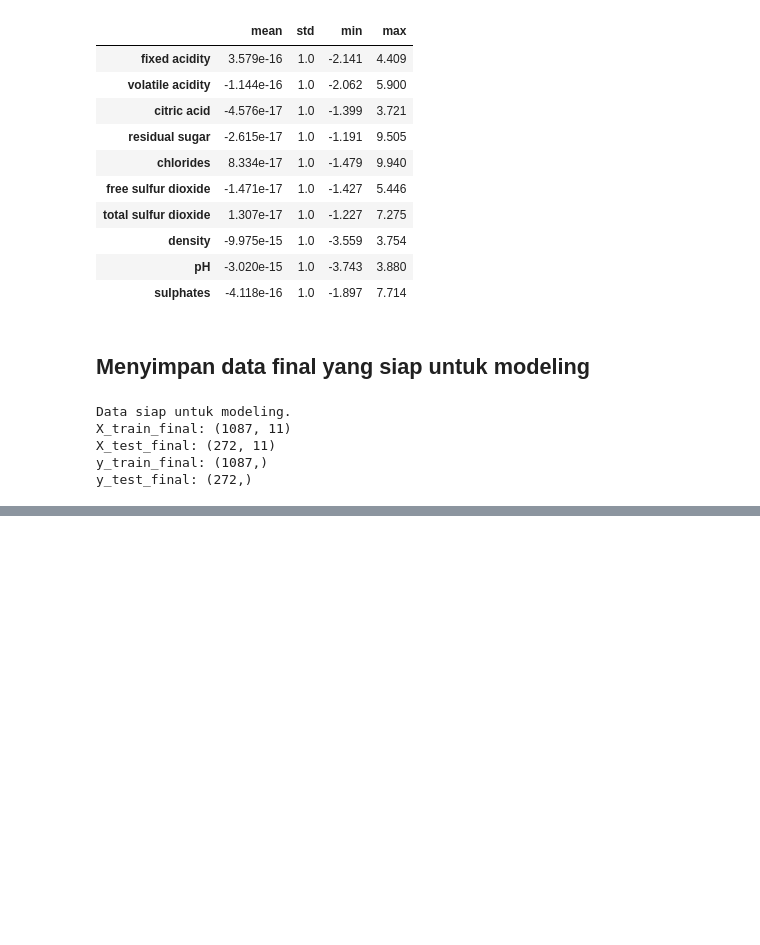
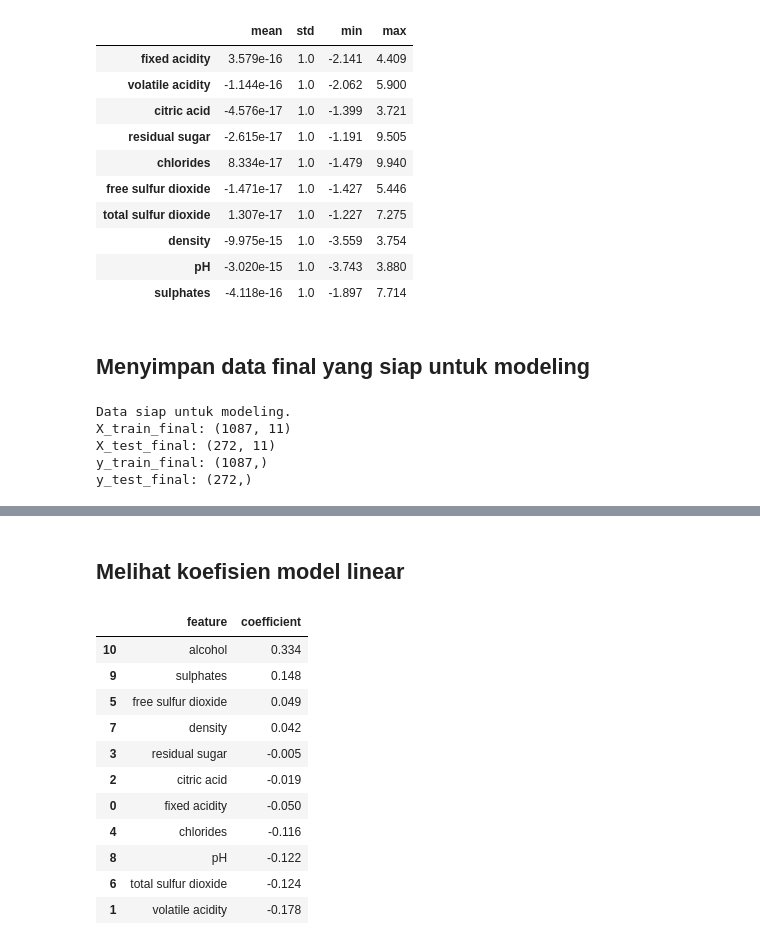
Before and after one commit to r021n/simple-machine-learing, a Jupyter notebook: Wine_Quality_Prediction.ipynb, the cells around one changed output, grey strips where cells are left out. Saved outputs shown, nothing was run; the diff lists cells and outputs as text; code cells hidden in the pictures; blank space fills up the shorter version.

```diff
--- a/Wine_Quality_Prediction.ipynb
+++ b/Wine_Quality_Prediction.ipynb
@@ -522,0 +641,22 @@ y_test_final: (272,)
+# %% [markdown]
+## Melihat koefisien model linear
+# %%
+coefficients_df = pd.DataFrame({
+    "feature": feature_columns,
+    "coefficient": baseline_model.coef_
+}).sort_values(by="coefficient", ascending=False)
+
+display(coefficients_df)
+# %% [output]
+|  | feature | coefficient |
+| 10 | alcohol | 0.334 |
+| 9 | sulphates | 0.148 |
+| 5 | free sulfur dioxide | 0.049 |
+| 7 | density | 0.042 |
+| 3 | residual sugar | -0.005 |
+| 2 | citric acid | -0.019 |
+| 0 | fixed acidity | -0.050 |
+| 4 | chlorides | -0.116 |
+| 8 | pH | -0.122 |
+| 6 | total sulfur dioxide | -0.124 |
+| 1 | volatile acidity | -0.178 |
```
Also changed, not shown: parts of 19 cells of this notebook.
